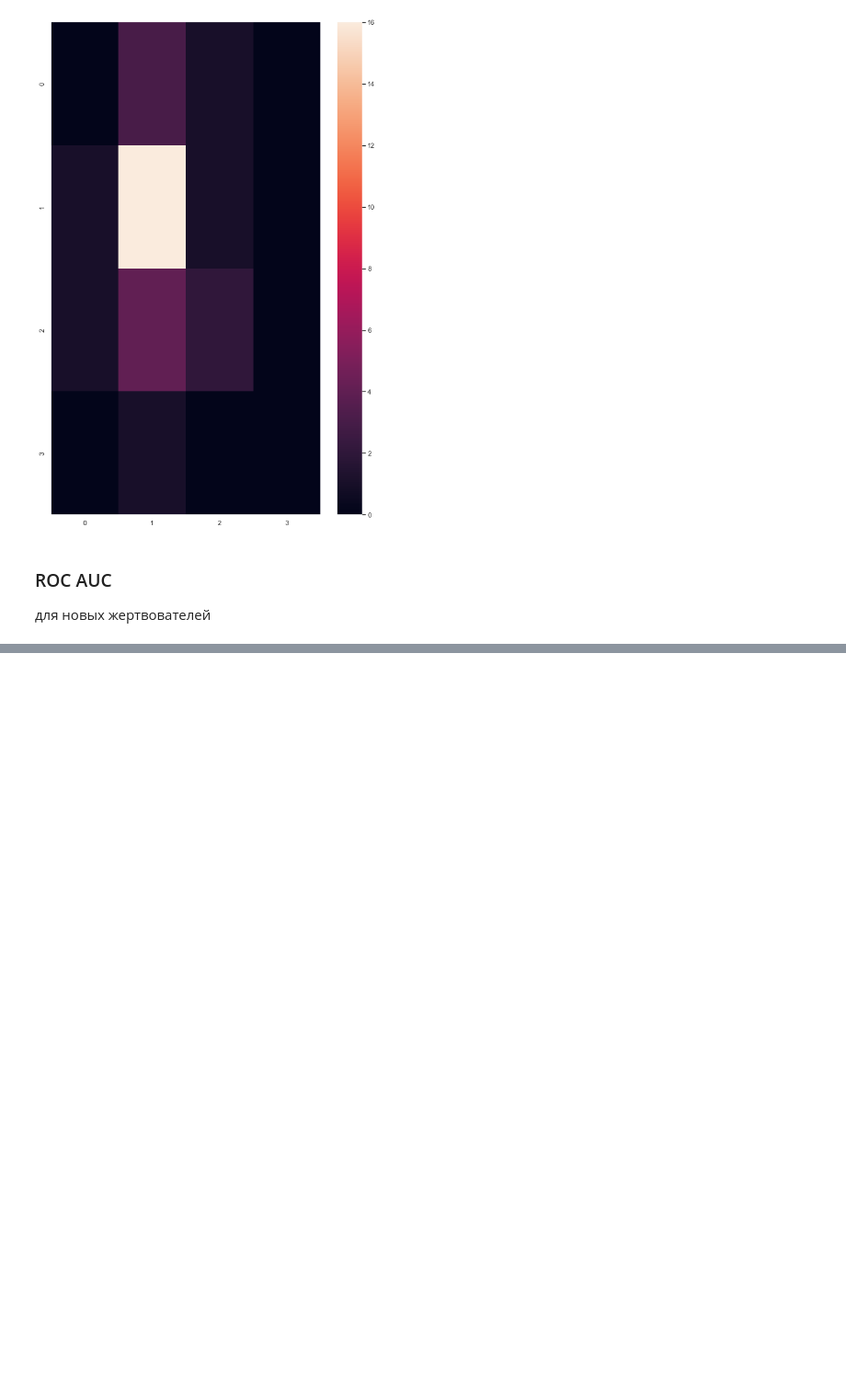
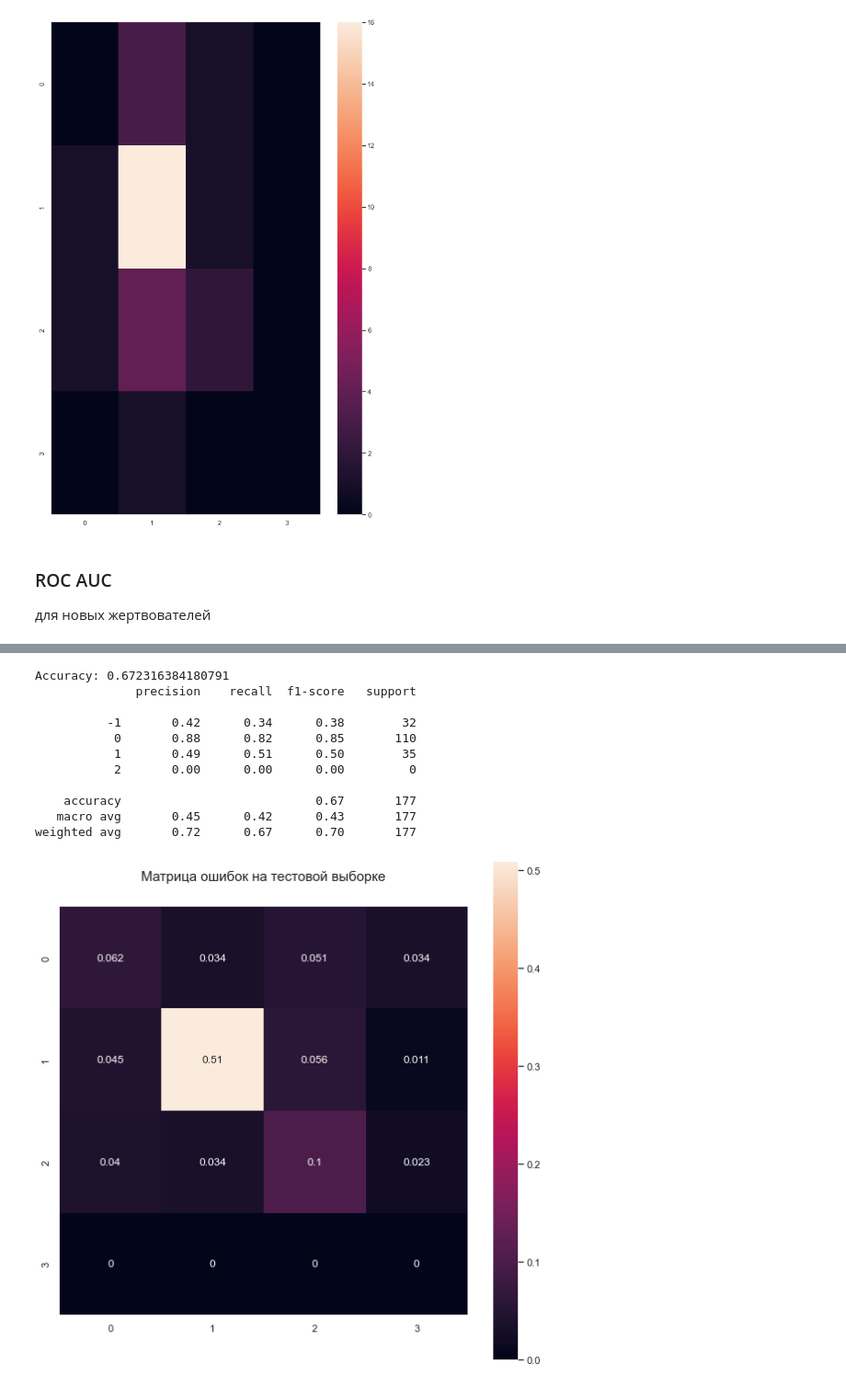
Before and after one commit to vaigi/masterskaya, a Jupyter notebook: masterskaya_part_2_ML.ipynb, the cells around one changed output, grey strips where cells are left out. Shown at 92% size. Saved outputs shown, nothing was run; the diff lists cells and outputs as text; code cells hidden in the pictures; blank space fills up the shorter version.

```diff
--- a/masterskaya_part_2_ML.ipynb
+++ b/masterskaya_part_2_ML.ipynb
@@ -378,5 +363,0 @@ Name: class, Length: 177, dtype: int64
-# %%
-target_test = target_test.reset_index(drop=True)
-
-#.reset_index(drop=True, inplace=True)
-target_test
@@ -690,0 +650,13 @@ weighted avg       0.74      0.72      0.73       177
+# %%
+%%time
+model4_grid = CatBoostClassifier(random_state = 12345, verbose=0)
+
+parameters = {'depth': [5, 10],
+                 'learning_rate': [0.02,0.04],
+                  'iterations': [50, 100]
+                 }
+
+grid = GridSearchCV(estimator=model4_grid, param_grid = parameters, cv = 2, n_jobs=-1)
+grid.fit(features_train, target_train)
+print(grid.best_params_)
+print(grid.best_score_)
@@ -690,0 +668,19 @@ weighted avg       0.74      0.72      0.73       177
+# %%
+# CatBoost
+
+model4 = CatBoostClassifier(iterations=100, depth=5, learning_rate=0.04, random_state = 12345)
+model4.fit(features_train, target_train, cat_features=cat_features, verbose=0)
+accuracy(model4)
+# %% [output]
+Accuracy: 0.672316384180791
+              precision    recall  f1-score   support
+
+          -1       0.42      0.34      0.38        32
+           0       0.88      0.82      0.85       110
+           1       0.49      0.51      0.50        35
+           2       0.00      0.00      0.00         0
+
+    accuracy                           0.67       177
+   macro avg       0.45      0.42      0.43       177
+weighted avg       0.72      0.67      0.70       177
+[figure, added]
```
Also changed, not shown: parts of 24 cells of this notebook.
